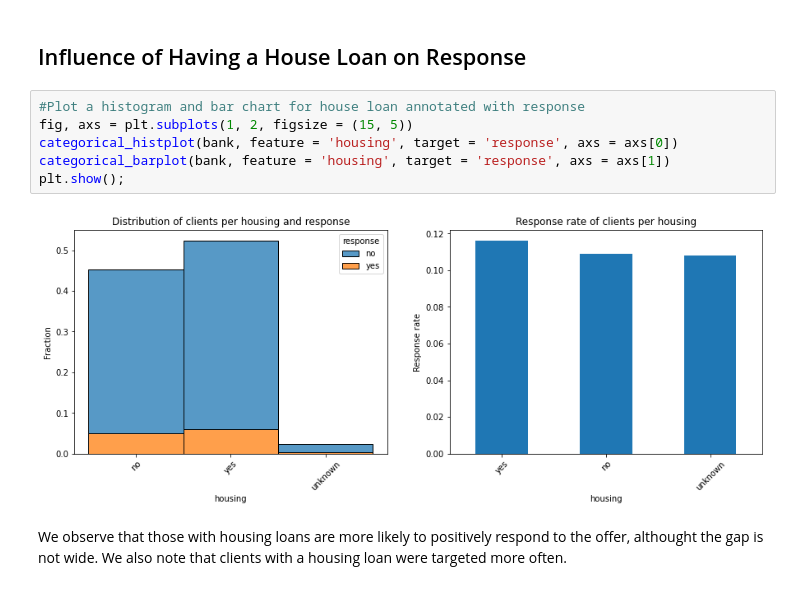
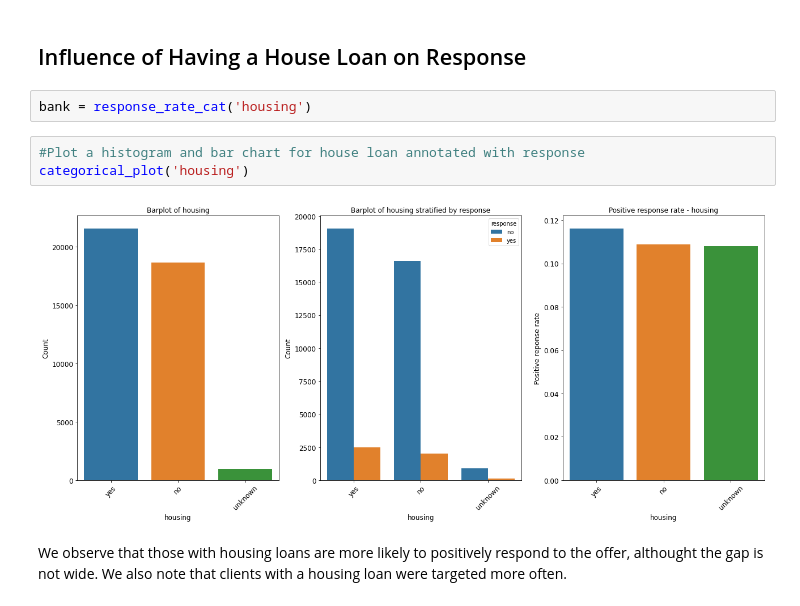
Before and after one commit to femi-lujo/bank_marketing, a Jupyter notebook: notebooks/B_EDA.ipynb, the cells around one changed output. Drawn from its saved outputs; the diff is of its cells as text.

```diff
--- a/notebooks/B_EDA.ipynb
+++ b/notebooks/B_EDA.ipynb
@@ -191,14 +309,13 @@ plt.show();
 Client who had not defaulted on their loan were targeted more than others. We observe that clients that have not defaulted on their credit are more likely to positively respond to the offer.
 # %% [markdown]
 ## Influence of Having a House Loan on Response
+# %%
+bank = response_rate_cat('housing')
 # %%
 #Plot a histogram and bar chart for house loan annotated with response
-fig, axs = plt.subplots(1, 2, figsize = (15, 5))
-categorical_histplot(bank, feature = 'housing', target = 'response', axs = axs[0])
-categorical_barplot(bank, feature = 'housing', target = 'response', axs = axs[1])
-plt.show();
+categorical_plot('housing')
 # %% [output]
-[figure, old version]
+[figure, new version]
 # %% [markdown]
 We observe that those with housing loans are more likely to positively respond to the offer, althought the gap is not wide. We also note that clients with a housing loan were targeted more often.
 # %% [markdown]
```
Also changed, not shown: parts of 78 cells of this notebook.
